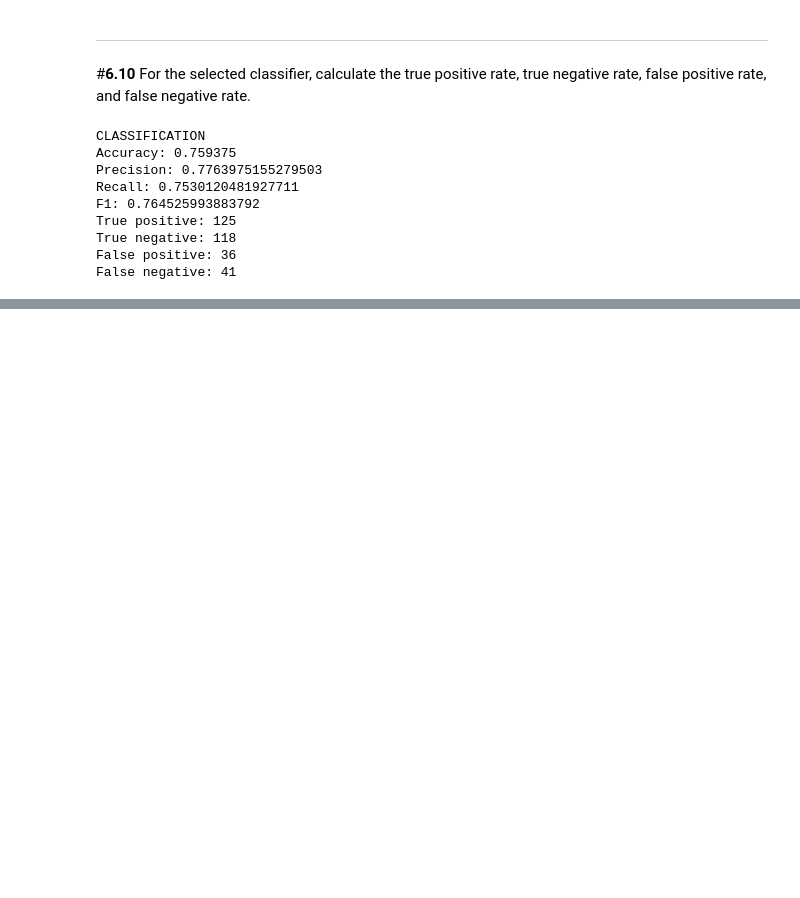
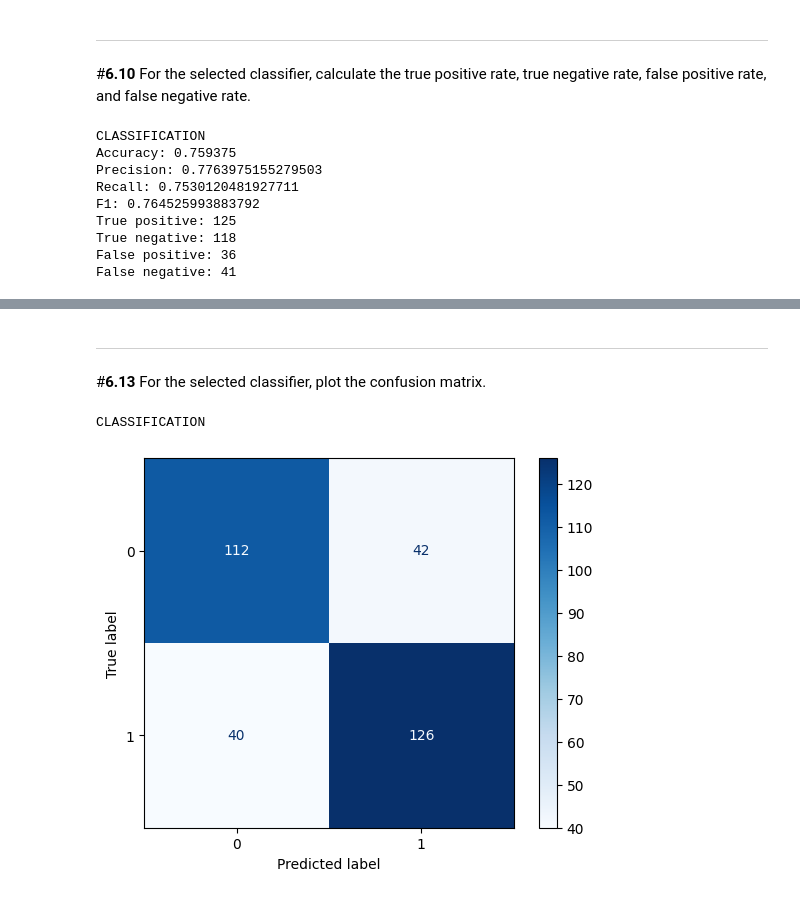
Before and after one commit to jadrzy/Lab-Python-in-Data-Science-, a Jupyter notebook: notebooks/Lab6.ipynb, the cells around one changed output, grey strips where cells are left out. Saved outputs shown, nothing was run; the diff lists cells and outputs as text; code cells hidden in the pictures; blank space fills up the shorter version.

```diff
--- a/notebooks/Lab6.ipynb
+++ b/notebooks/Lab6.ipynb
@@ -567,0 +626,28 @@ False negative: 41
+# %% [markdown]
+---
+#**6.13**
+For the selected classifier, plot the confusion matrix.
+# %%
+## CLASSIFICATION
+print("\nCLASSIFICATION")
+## building model
+y_train = tr_data['quality'] > 5.5
+
+clf = MLPClassifier(solver='lbfgs', hidden_layer_sizes=(8,))
+clf.max_iter = 10000
+clf.fit(x_train, y_train)
+
+
+## prediction on test data
+x_test = te_data.drop('quality', axis=1)
+y_test = te_data['quality'] > 5.5
+
+y_pred = clf.predict(x_test)
+
+cm = confusion_matrix(y_test, y_pred)
+cm_display = ConfusionMatrixDisplay(cm).plot(cmap=plt.cm.Blues)
+
+%reset -f
+# %% [output]
+CLASSIFICATION
+[figure, added]
```
Also changed, not shown: parts of 8 cells of this notebook.
